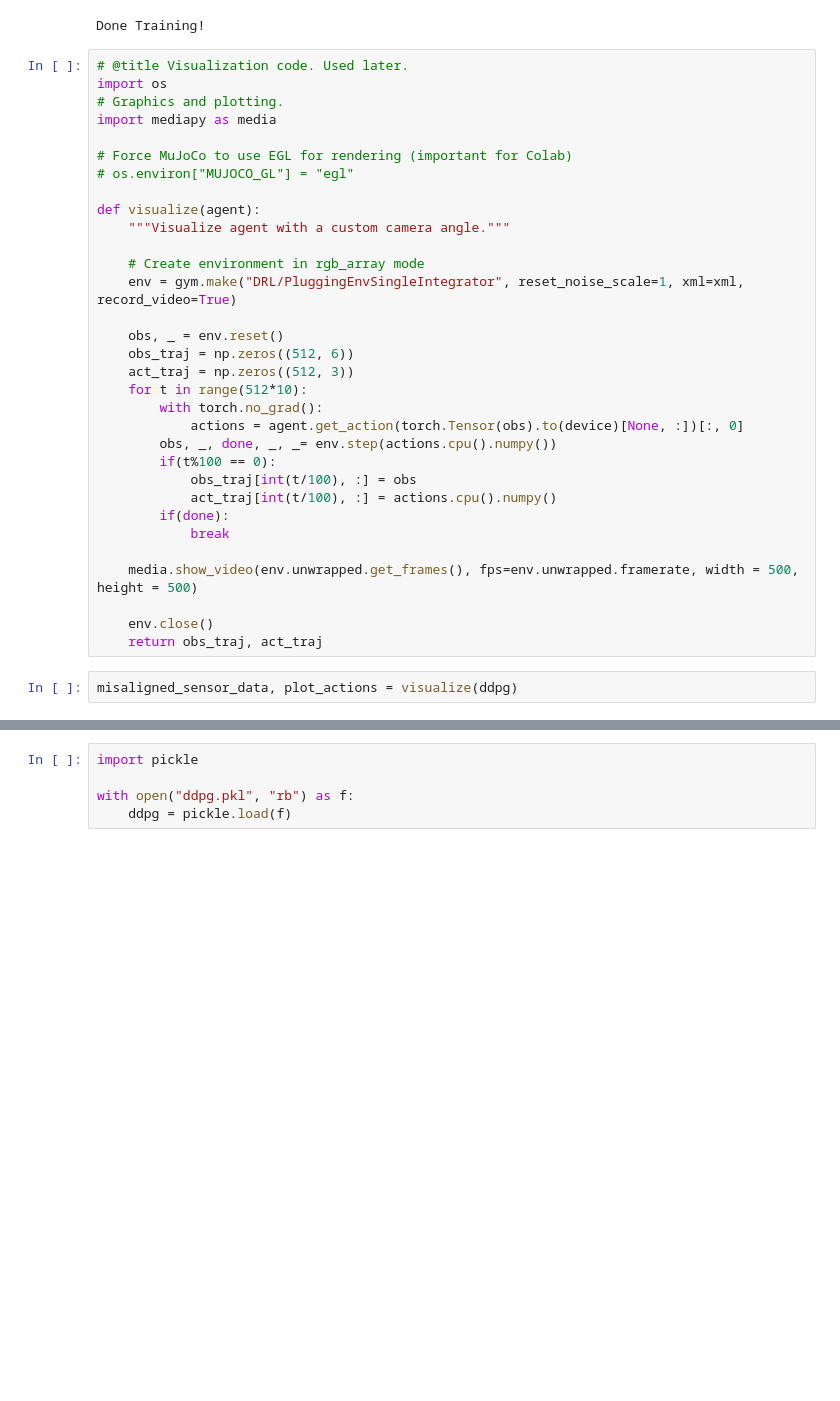
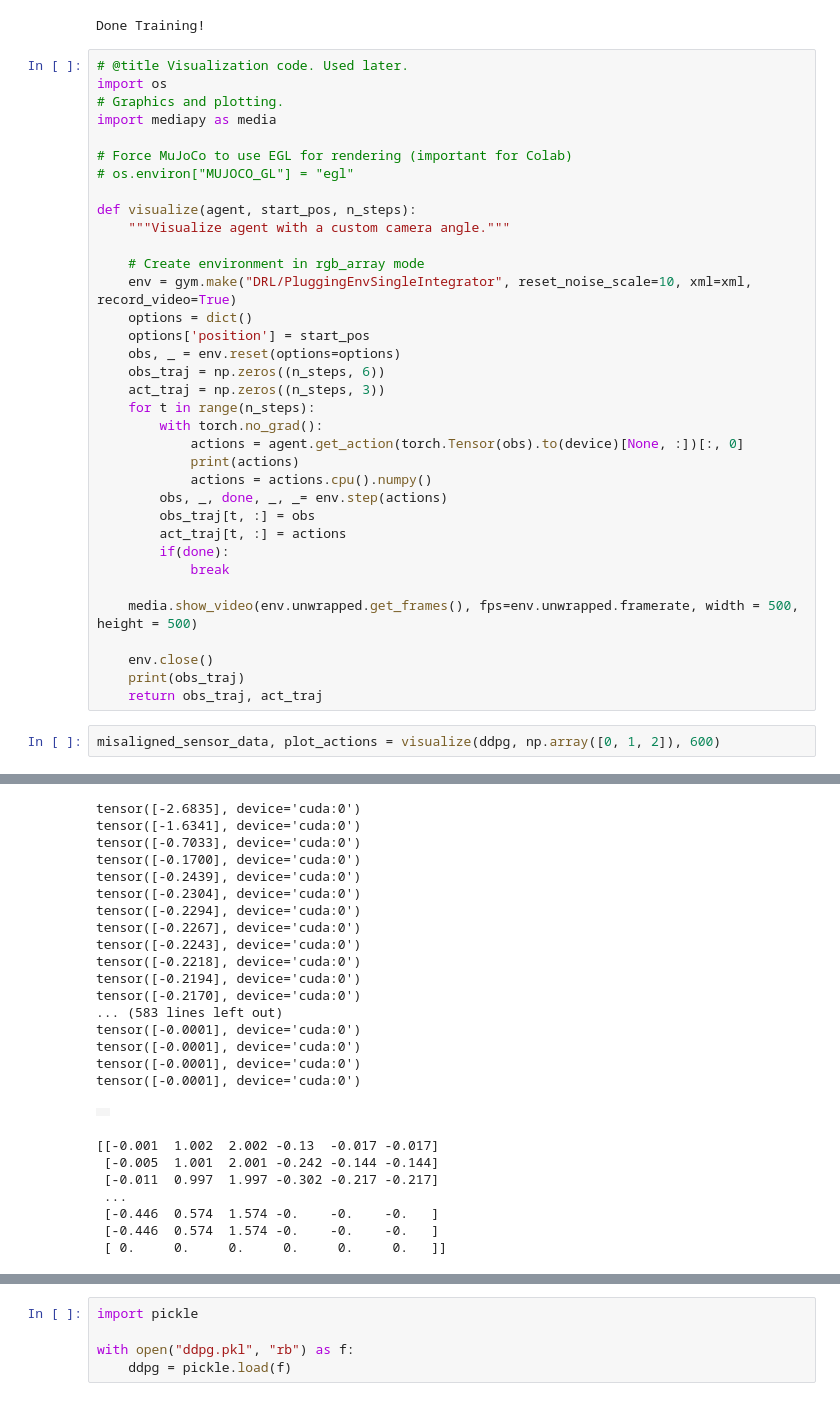
Before and after one commit to mass2010chromium/cs8803_project, a Jupyter notebook: notebook/integrator_dynamics.ipynb, the cells around one changed output, grey strips where cells are left out. Saved outputs shown, nothing was run; the diff lists cells and outputs as text; blank space fills up the shorter version.

```diff
--- a/notebook/integrator_dynamics.ipynb
+++ b/notebook/integrator_dynamics.ipynb
@@ -470,29 +477,32 @@ import mediapy as media
 # Force MuJoCo to use EGL for rendering (important for Colab)
 # os.environ["MUJOCO_GL"] = "egl"
 
-def visualize(agent):
+def visualize(agent, start_pos, n_steps):
     """Visualize agent with a custom camera angle."""
 
     # Create environment in rgb_array mode
-    env = gym.make("DRL/PluggingEnvSingleIntegrator", reset_noise_scale=1, xml=xml, record_video=True)
-
-    obs, _ = env.reset()
-    obs_traj = np.zeros((512, 6))
-    act_traj = np.zeros((512, 3))
-    for t in range(512*10):
+    env = gym.make("DRL/PluggingEnvSingleIntegrator", reset_noise_scale=10, xml=xml, record_video=True)
+    options = dict()
+    options['position'] = start_pos
+    obs, _ = env.reset(options=options)
+    obs_traj = np.zeros((n_steps, 6))
+    act_traj = np.zeros((n_steps, 3))
+    for t in range(n_steps):
         with torch.no_grad():
             actions = agent.get_action(torch.Tensor(obs).to(device)[None, :])[:, 0]
-        obs, _, done, _, _= env.step(actions.cpu().numpy())
-        if(t%100 == 0):
-            obs_traj[int(t/100), :] = obs
-            act_traj[int(t/100), :] = actions.cpu().numpy()
+            print(actions)
+            actions = actions.cpu().numpy()
+        obs, _, done, _, _= env.step(actions)
+        obs_traj[t, :] = obs
+        act_traj[t, :] = actions
         if(done):
             break
 
     media.show_video(env.unwrapped.get_frames(), fps=env.unwrapped.framerate, width = 500, height = 500)
 
     env.close()
+    print(obs_traj)
     return obs_traj, act_traj
 # %%
-misaligned_sensor_data, plot_actions = visualize(ddpg)
+misaligned_sensor_data, plot_actions = visualize(ddpg, np.array([0, 1, 2]), 600)
 # %% [output]
@@ -499,0 +509,25 @@ misaligned_sensor_data, plot_actions = visualize(ddpg)
+tensor([-2.6835], device='cuda:0')
+tensor([-1.6341], device='cuda:0')
+tensor([-0.7033], device='cuda:0')
+tensor([-0.1700], device='cuda:0')
+tensor([-0.2439], device='cuda:0')
+tensor([-0.2304], device='cuda:0')
+tensor([-0.2294], device='cuda:0')
+tensor([-0.2267], device='cuda:0')
+tensor([-0.2243], device='cuda:0')
+tensor([-0.2218], device='cuda:0')
+tensor([-0.2194], device='cuda:0')
+tensor([-0.2170], device='cuda:0')
+... (583 lines left out)
+tensor([-0.0001], device='cuda:0')
+tensor([-0.0001], device='cuda:0')
+tensor([-0.0001], device='cuda:0')
+tensor([-0.0001], device='cuda:0')
+|  |
+[[-0.001  1.002  2.002 -0.13  -0.017 -0.017]
+ [-0.005  1.001  2.001 -0.242 -0.144 -0.144]
+ [-0.011  0.997  1.997 -0.302 -0.217 -0.217]
+ ...
+ [-0.446  0.574  1.574 -0.    -0.    -0.   ]
+ [-0.446  0.574  1.574 -0.    -0.    -0.   ]
+ [ 0.     0.     0.     0.     0.     0.   ]]
```
Also changed, not shown: parts of 9 cells of this notebook.
